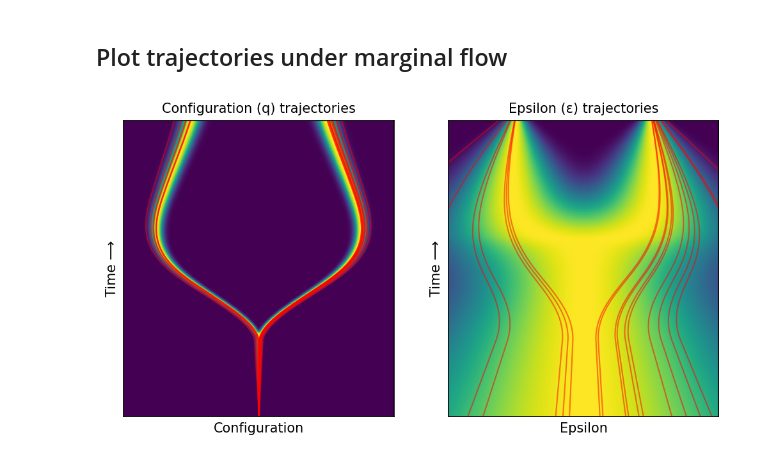
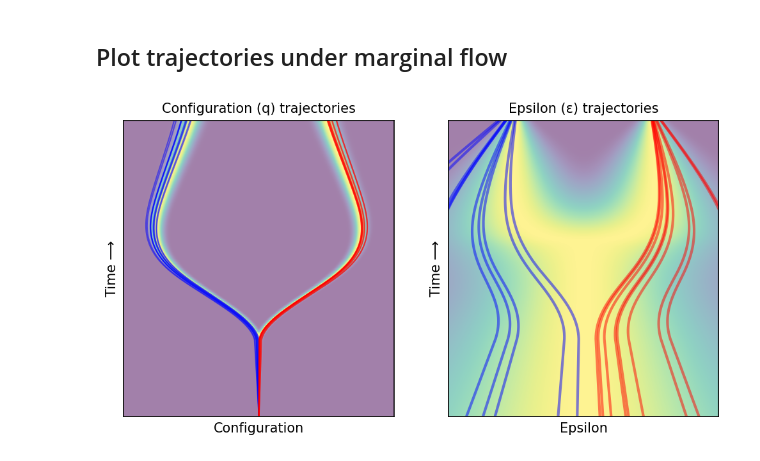
Before and after one commit to willh003/flowvis, a Jupyter notebook: notebooks/stochastic/wine-glass-demos.ipynb, the cells around one changed output. Drawn from its saved outputs; the diff is of its cells as text; code cells hidden in the pictures.

Commit message:
Color trajectories!

```diff
--- a/notebooks/stochastic/wine-glass-demos.ipynb
+++ b/notebooks/stochastic/wine-glass-demos.ipynb
@@ -156,16 +161,23 @@ plt.show()
 ## Plot trajectories under marginal flow
 # %%
 q_starts = [0.0] * 20
-ε_starts = np.random.randn(20)
+ε_starts_pos = np.abs(np.random.randn(10))
+ε_starts_neg = -np.abs(np.random.randn(10))
+ε_starts = sorted(np.concatenate([ε_starts_pos, ε_starts_neg]))
+colors = ['blue'] * 10 + ['red'] * 10
 
 fig = plt.figure(figsize=(8, 4), dpi=150)
 
 gs = fig.add_gridspec(1, 2, width_ratios=[1, 1])
 ax1 = fig.add_subplot(gs[0])
 ax2 = fig.add_subplot(gs[1])
 
-plot_probability_density_with_trajectories_q(fp, ax1, q_starts, ε_starts, num_points_x=400)
-plot_probability_density_with_trajectories_ε(fp, ax2, q_starts, ε_starts, num_points_x=400)
+plot_probability_density_with_trajectories_q(
+    fp, ax1, q_starts, ε_starts, colors, heatmap_alpha=0.5, linewidth=1, num_points_x=400,
+)
+plot_probability_density_with_trajectories_ε(
+    fp, ax2, q_starts, ε_starts, colors, heatmap_alpha=0.5, linewidth=2, num_points_x=400,
+)
 plt.show()
 # %% [output]
-[figure, old version]
+[figure, new version]
```
Also changed, not shown: parts of 1 cell of this notebook, 1 other file.
